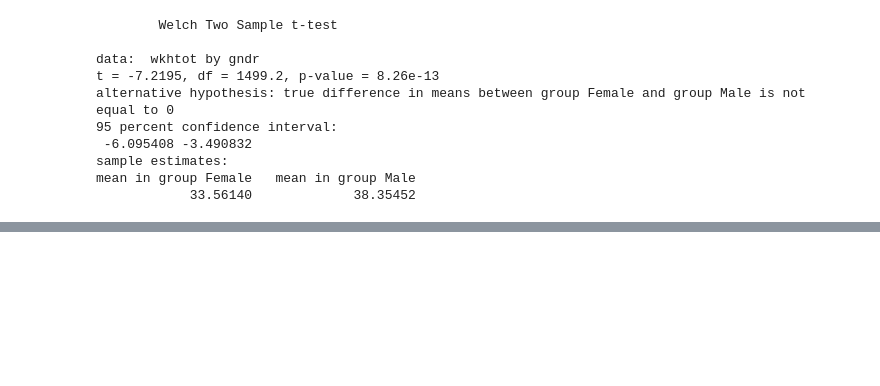
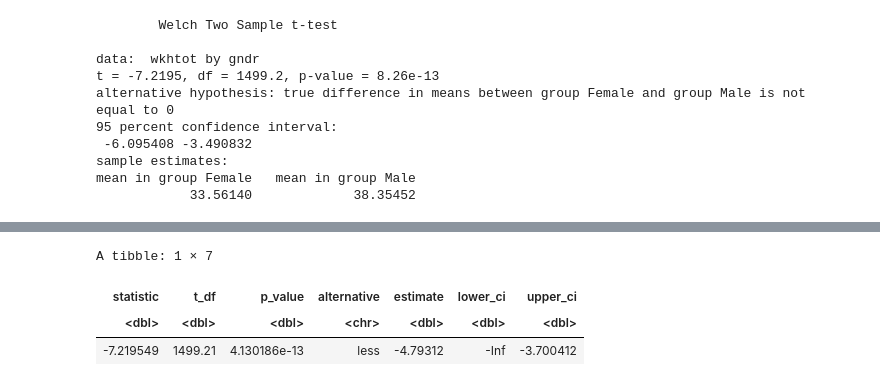
Before and after one commit to quasidemic/teachR, a Jupyter notebook: notebooks/teachR_statistics-intro.ipynb, the cells around one changed output, grey strips where cells are left out. Saved outputs shown, nothing was run; the diff lists cells and outputs as text; code cells hidden in the pictures; blank space fills up the shorter version.

```diff
--- a/notebooks/teachR_statistics-intro.ipynb
+++ b/notebooks/teachR_statistics-intro.ipynb
@@ -311,0 +160,6 @@ p_value
+# %%
+library(infer)
+
+ess18 %>%
+    t_test(wkhtot ~ gndr, alternative = "less")
+# %% [output]
@@ -311,0 +168,4 @@ p_value
+A tibble: 1 × 7
+| statistic | t_df | p_value | alternative | estimate | lower_ci | upper_ci |
+| <dbl> | <dbl> | <dbl> | <chr> | <dbl> | <dbl> | <dbl> |
+| -7.219549 | 1499.21 | 4.130186e-13 | less | -4.79312 | -Inf | -3.700412 |
```
Also changed, not shown: parts of 27 cells of this notebook, 2 other files.
